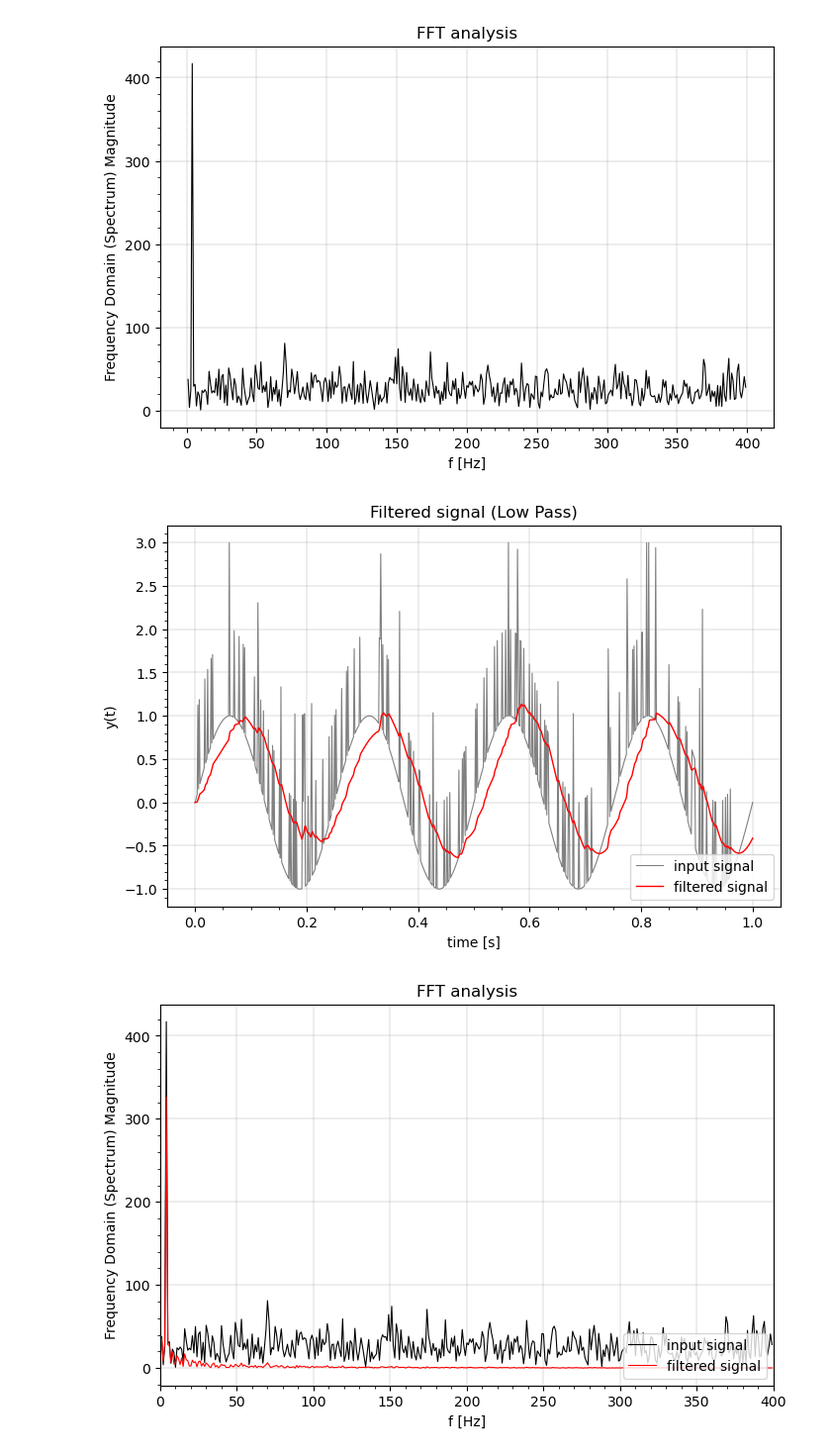
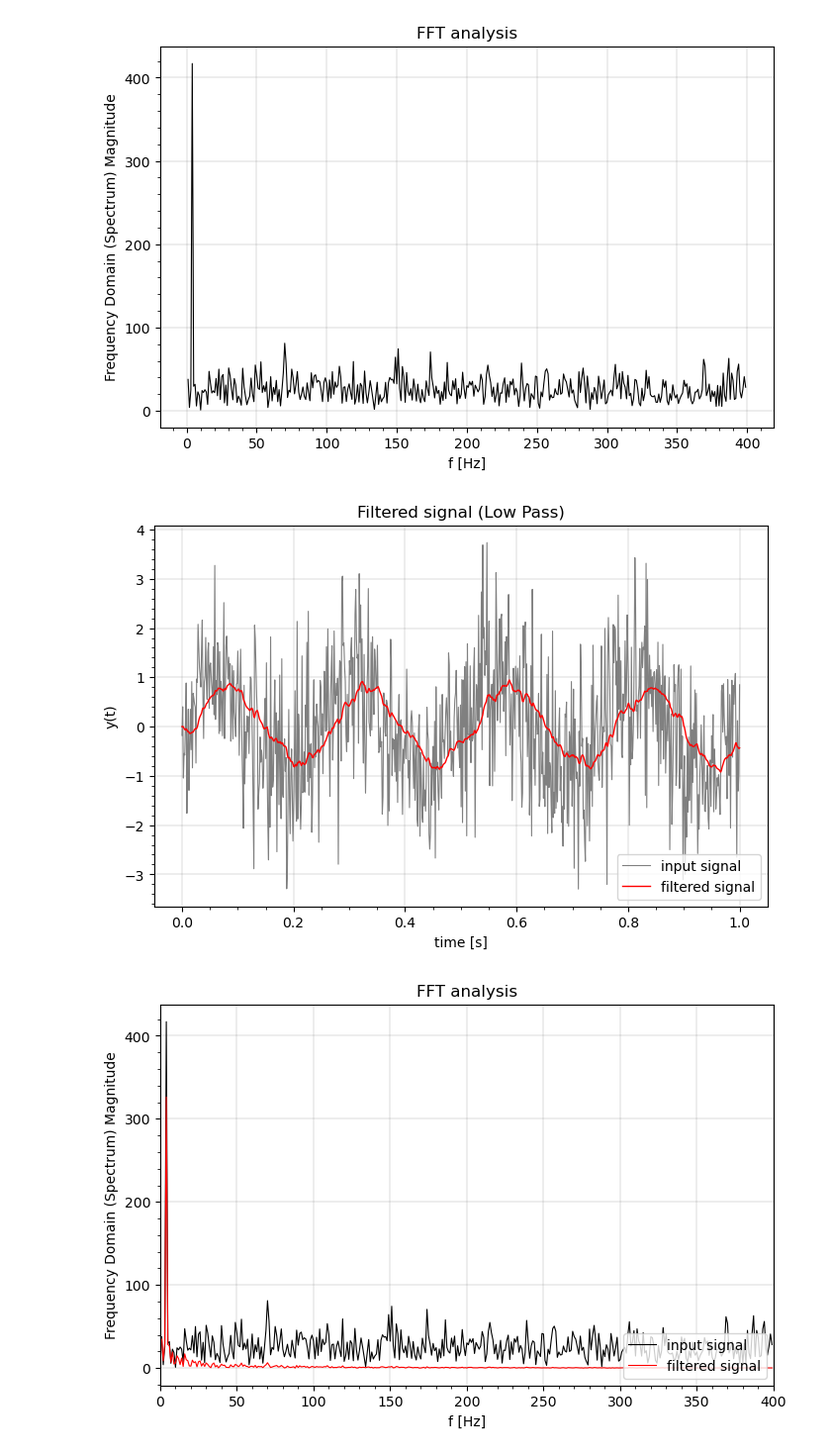
Before and after one commit to Sara-a-r/Digital-filter, a Jupyter notebook: digital LowPass filter/code/digitalLowPass.ipynb, the cells around one changed output. Shown at 99% size. Cells and saved outputs as stored; diff of their text form; code cells hidden in the pictures.

Commit message:
added gaussian noise

```diff
--- a/digital LowPass filter/code/digitalLowPass.ipynb
+++ b/digital LowPass filter/code/digitalLowPass.ipynb
@@ -66,9 +66,6 @@ if __name__ == '__main__':
     std = 1      #width of the distribution
     num_samples = len(t)
     white_noise = np.random.normal(mean, std, size=num_samples)
-    #--------------shot noise--------------#
-    lam = 0.2
-    shot_noise = np.random.poisson(lam, num_samples)
 
     #generate the signal
     y_add = signal(t, A, f, add_noise)
@@ -80,16 +77,13 @@ if __name__ == '__main__':
     w0 = 2*np.pi*f0
     ylp_add = np.zeros(len(t))                                #inizialize an array of y for the response
     ylp_gauss = np.zeros(len(t))
-    ylp_shot = np.zeros(len(t))
 
     ylp_add = digitalLowPass(ylp_add, y_add, fs, w0)          #signal filtered
     ylp_gauss = digitalLowPass(ylp_gauss, y_gauss, fs, w0)
-    ylp_shot = digitalLowPass(ylp_shot, y_shot, fs, w0)
 
     #compute the Fast Fourier transform
     freqs, Y_add, Ylp_add = FFT(fs, y_add, ylp_add)
     freqs, Y_gauss, Ylp_gauss = FFT(fs, y_gauss, ylp_gauss)
-    freqs, Y_shot, Ylp_shot = FFT(fs, y_shot, ylp_shot)
 # %%
 #--------------------------Plot results----------------------#
 plt.rc('font',size=10)
@@ -131,23 +125,23 @@ plt.show()
 # %%
 #--------------------------Plot results----------------------#
 plt.rc('font',size=10)
 plt.figure(figsize=(8,5))
 plt.title("Filtered signal (Low Pass)")
 plt.xlabel("time [s]")
 plt.ylabel("y(t)")
 plt.grid(color='gray',linewidth='0.2')
 plt.minorticks_on()
 
-plt.plot(t,y_shot, linestyle = '-', linewidth = '0.8', marker = '', color = 'gray', label = 'input signal')
-plt.plot(t,ylp_shot, linestyle = '-', linewidth = '1', marker = '', color = 'red', label = 'filtered signal')
+plt.plot(t,y_gauss, linestyle = '-', linewidth = '0.8', marker = '', color = 'gray', label = 'input signal')
+plt.plot(t,ylp_gauss, linestyle = '-', linewidth = '1', marker = '', color = 'red', label = 'filtered signal')
 plt.legend(loc = 'lower right')
 
 # save the plot in the results dir
 #out_name = os.path.join(results_dir, "filtered_signal_gauss.png")
 #plt.savefig(out_name)
 plt.show()
 # %% [output]
-[figure, old version]
+[figure, new version]
 # %%
 #--------------------------Plot results----------------------#
 plt.rc('font',size=10)
```
